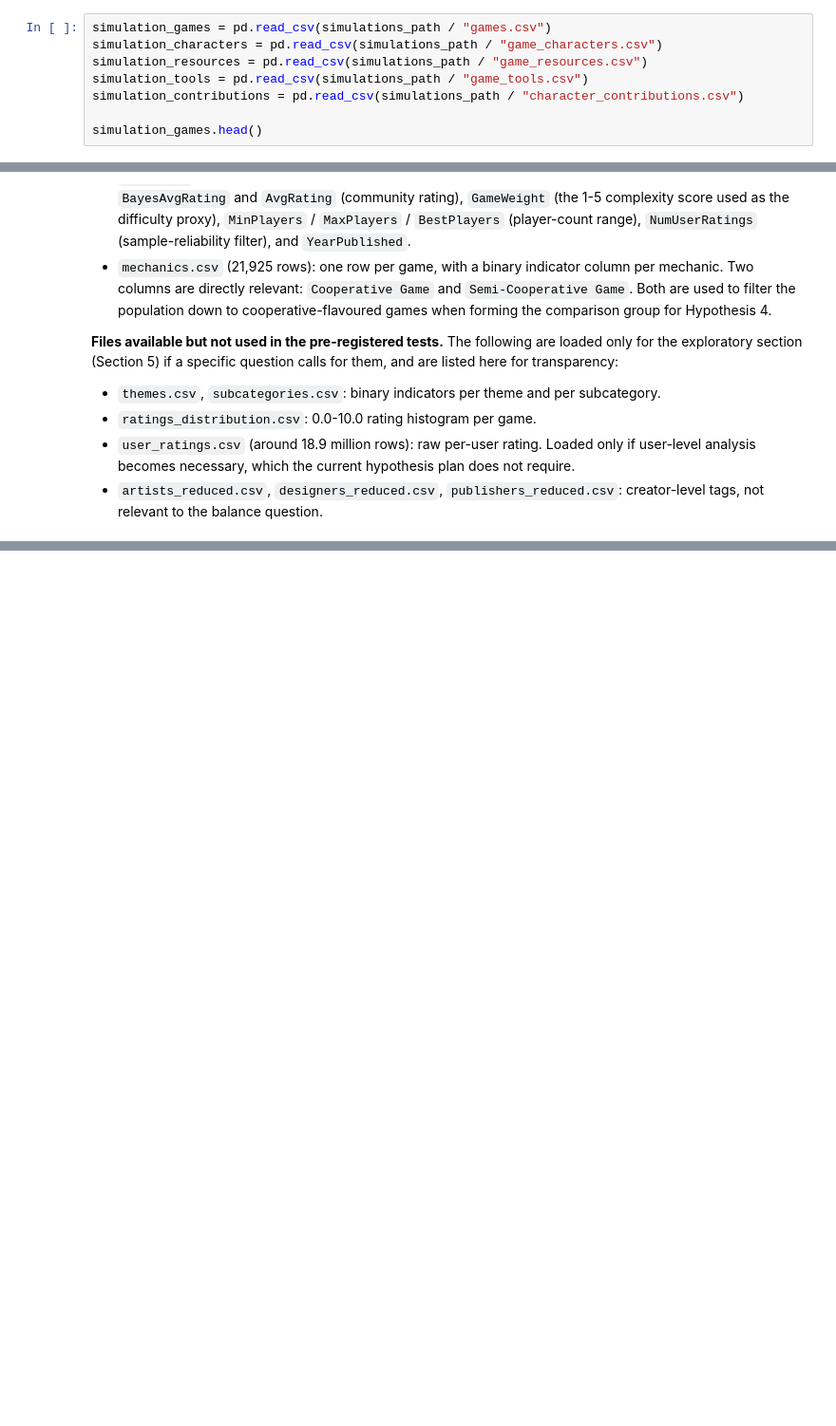
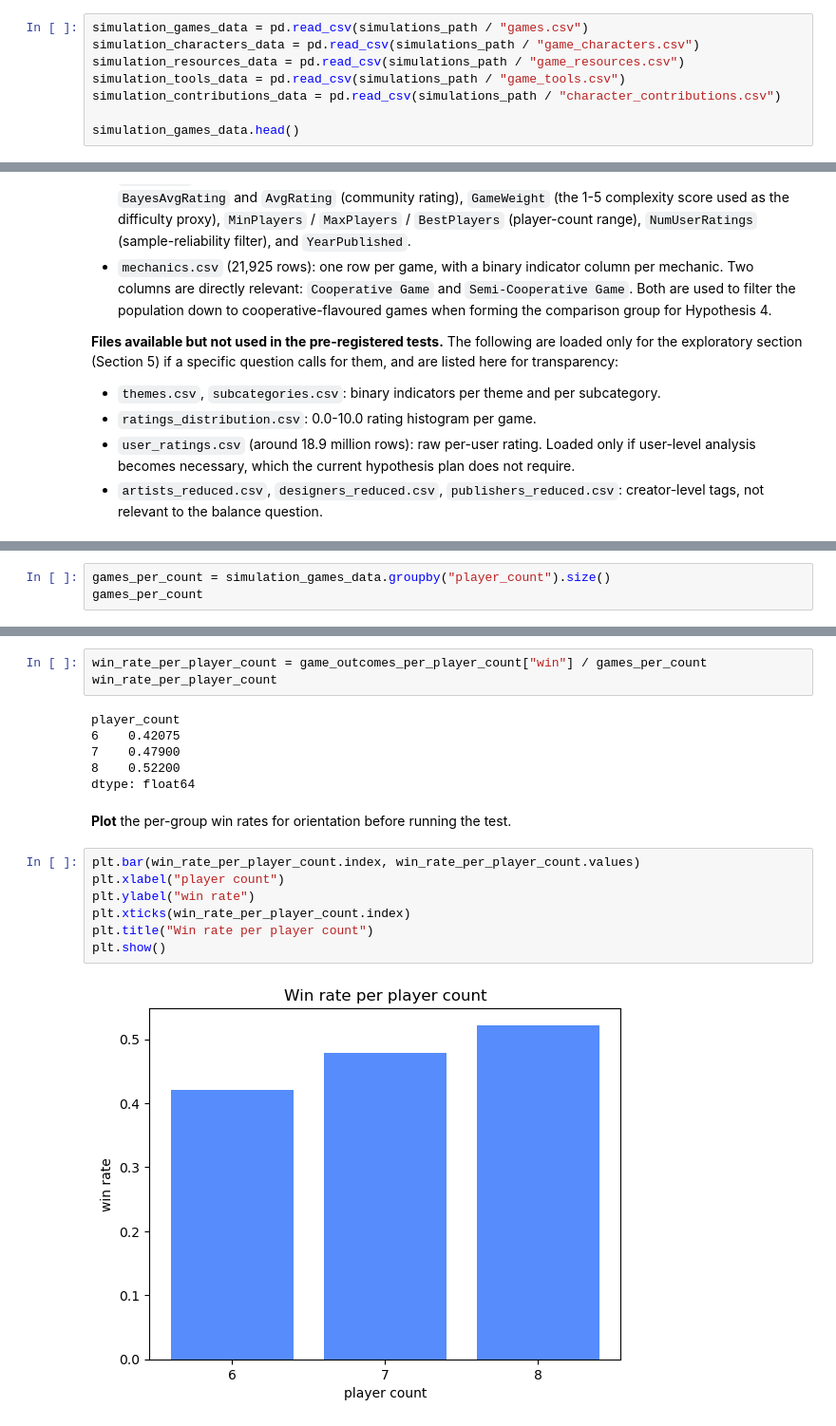
Before and after one commit to simo21-ss/volcano-rush, a Jupyter notebook: notebooks/data_science/board_game_analysis.ipynb, the cells around one changed output, grey strips where cells are left out. Shown at 95% size. Saved outputs shown, nothing was run; the diff lists cells and outputs as text; blank space fills up the shorter version.

```diff
--- a/notebooks/data_science/board_game_analysis.ipynb
+++ b/notebooks/data_science/board_game_analysis.ipynb
@@ -93,13 +101,13 @@ Generated by [`simulation_engine/`](../../simulation_engine) and exported to [`d
 - `character_contributions.csv`: per-character contribution breakdown (missions participated, boat missions participated, tools repaired, lesser-evil uses, requirement discounts used). **Win games only.**
 - `manifest.json`: sampling plan, engine commit, and a full column-level schema for every table above.
 # %%
-simulation_games = pd.read_csv(simulations_path / "games.csv")
-simulation_characters = pd.read_csv(simulations_path / "game_characters.csv")
-simulation_resources = pd.read_csv(simulations_path / "game_resources.csv")
-simulation_tools = pd.read_csv(simulations_path / "game_tools.csv")
-simulation_contributions = pd.read_csv(simulations_path / "character_contributions.csv")
+simulation_games_data = pd.read_csv(simulations_path / "games.csv")
+simulation_characters_data = pd.read_csv(simulations_path / "game_characters.csv")
+simulation_resources_data = pd.read_csv(simulations_path / "game_resources.csv")
+simulation_tools_data = pd.read_csv(simulations_path / "game_tools.csv")
+simulation_contributions_data = pd.read_csv(simulations_path / "character_contributions.csv")
 
-simulation_games.head()
+simulation_games_data.head()
 # %% [output]
 |  | game_id | seed | player_count | outcome | rounds_played | boat_parts_built | boat_parts_required | ... |
 | 0 | 296325ecc0d5ffe2 | 20260428 | 6 | win | 20 | 3 | 3 | ... |
@@ -141,0 +224,3 @@ bgg_games.head()
+# %%
+games_per_count = simulation_games_data.groupby("player_count").size()
+games_per_count
@@ -141,0 +249,20 @@ bgg_games.head()
+# %%
+win_rate_per_player_count = game_outcomes_per_player_count["win"] / games_per_count
+win_rate_per_player_count
+# %% [output]
+player_count
+6    0.42075
+7    0.47900
+8    0.52200
+dtype: float64
+# %% [markdown]
+**Plot** the per-group win rates for orientation before running the test.
+# %%
+plt.bar(win_rate_per_player_count.index, win_rate_per_player_count.values)
+plt.xlabel("player count")
+plt.ylabel("win rate")
+plt.xticks(win_rate_per_player_count.index)
+plt.title("Win rate per player count")
+plt.show()
+# %% [output]
+[figure, added]
```
Also changed, not shown: parts of 31 cells of this notebook, 2 other files.
